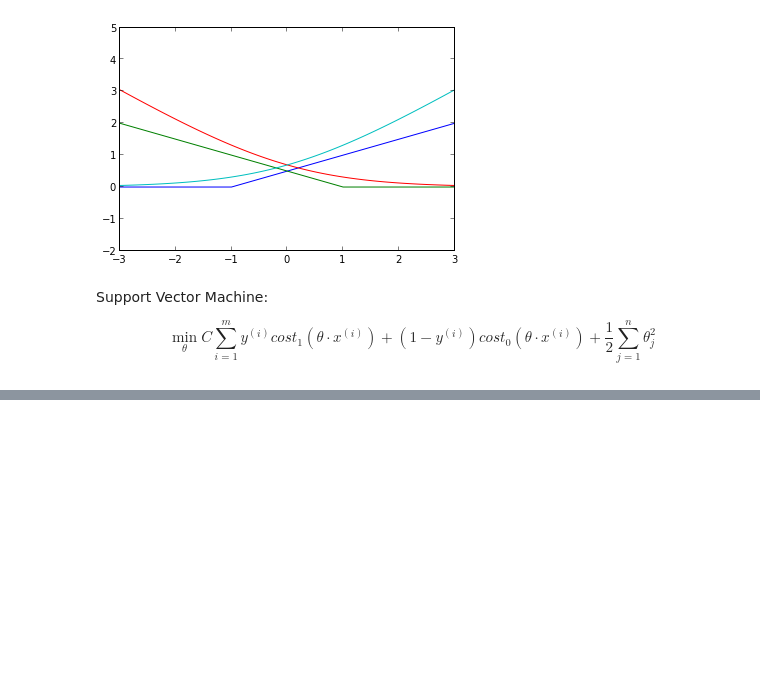
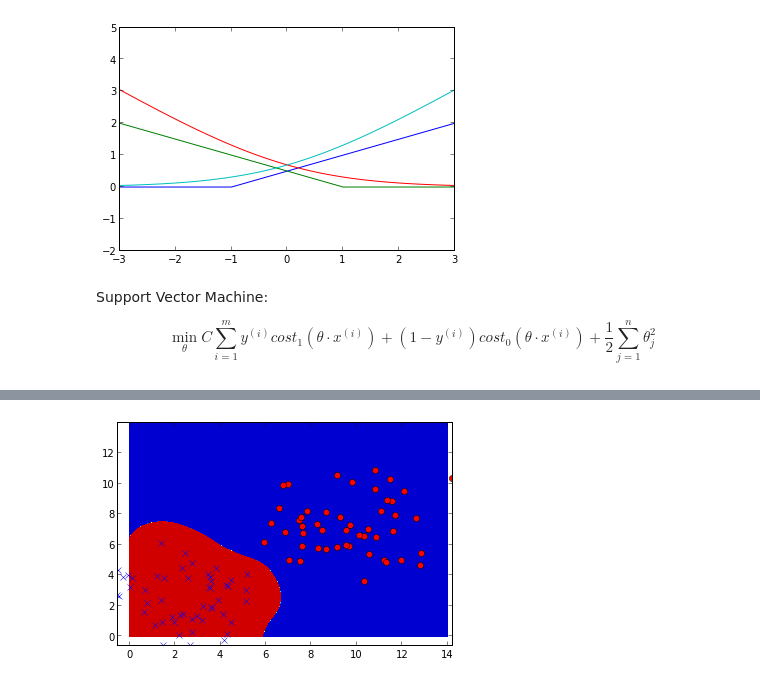
Before and after one commit to Chuphay/m_learning, a Jupyter notebook: ML7.ipynb, the cells around one changed output, grey strips where cells are left out. Drawn from its saved outputs; the diff is of its cells as text; code cells hidden in the pictures; blank space fills up the shorter version.

```diff
--- a/ML7.ipynb
+++ b/ML7.ipynb
@@ -207,0 +121,26 @@ Unconstrained:
+# %%
+#http://stackoverflow.com/questions/17009774/quadratic-program-qp-solver-that-only-depends-on-numpy-scipy
+#http://scikit-learn.org/stable/auto_examples/svm/plot_iris.html#example-svm-plot-iris-py
+from sklearn import svm
+#print data
+X = array([data[:,0], data[:,1]]).T
+y = data[:,2]
+clf = svm.SVC(gamma=1, C=1)
+c = clf.fit(X, y)
+
+
+xx, yy = meshgrid(arange(0, 14, 0.01), arange(0, 14, 0.01))
+
+Z = c.predict(np.c_[xx.ravel(), yy.ravel()])
+
+Z = Z.reshape(xx.shape)
+contourf(xx, yy, Z)
+
+for dat in data:
+
+    if dat[2] == 1:
+        plot(dat[0],dat[1],'bx')
+    else:
+        plot(dat[0],dat[1], 'ro')
+# %% [output]
+[figure, added]
```
Also changed, not shown: parts of 4 cells of this notebook.
